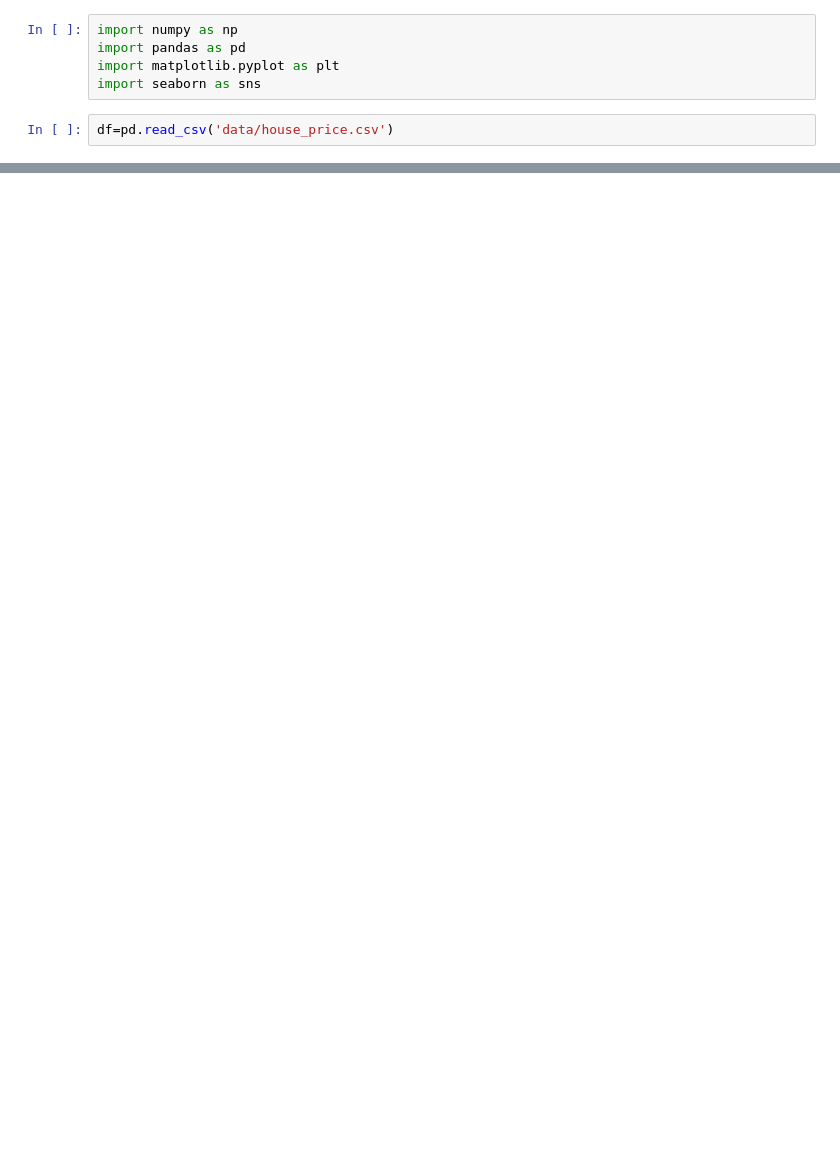
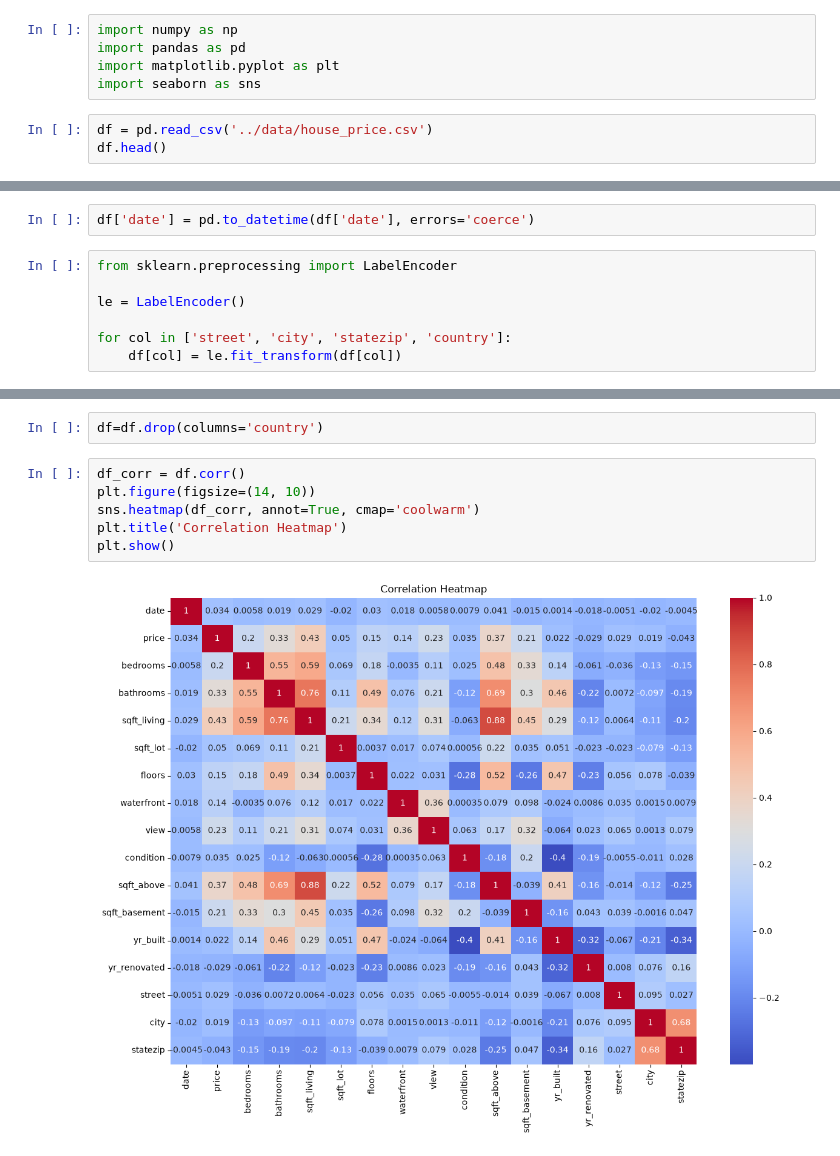
Before and after one commit to VidhunRangaraajan/House-Price-Prediction, a Jupyter notebook: notebooks/house_price_prediction.ipynb, the cells around one changed output, grey strips where cells are left out. Saved outputs shown, nothing was run; the diff lists cells and outputs as text; blank space fills up the shorter version.

```diff
--- a/notebooks/house_price_prediction.ipynb
+++ b/notebooks/house_price_prediction.ipynb
@@ -27,5 +28,6 @@ import pandas as pd
 import matplotlib.pyplot as plt
 import seaborn as sns
 # %%
-df=pd.read_csv('data/house_price.csv')
+df = pd.read_csv('../data/house_price.csv')
+df.head()
 # %% [output]
@@ -32,0 +94,9 @@ FileNotFoundError: [Errno 2] No such file or directory: 'data/house_price.csv'
+# %%
+df['date'] = pd.to_datetime(df['date'], errors='coerce')
+# %%
+from sklearn.preprocessing import LabelEncoder
+
+le = LabelEncoder()
+
+for col in ['street', 'city', 'statezip', 'country']:
+    df[col] = le.fit_transform(df[col])
@@ -32,0 +130,10 @@ FileNotFoundError: [Errno 2] No such file or directory: 'data/house_price.csv'
+# %%
+df=df.drop(columns='country')
+# %%
+df_corr = df.corr()
+plt.figure(figsize=(14, 10))
+sns.heatmap(df_corr, annot=True, cmap='coolwarm')
+plt.title('Correlation Heatmap')
+plt.show()
+# %% [output]
+[figure, added]
```
Also changed, not shown: parts of 18 cells of this notebook.
